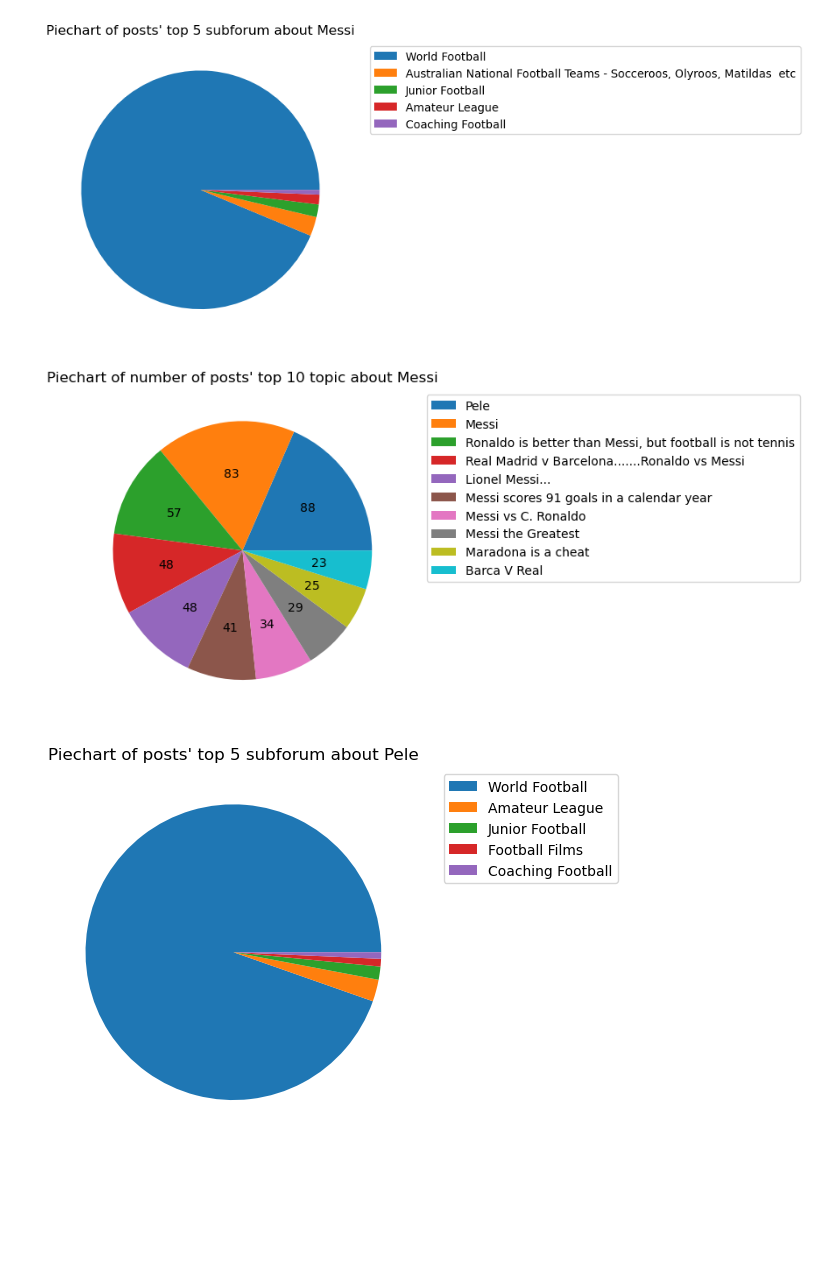
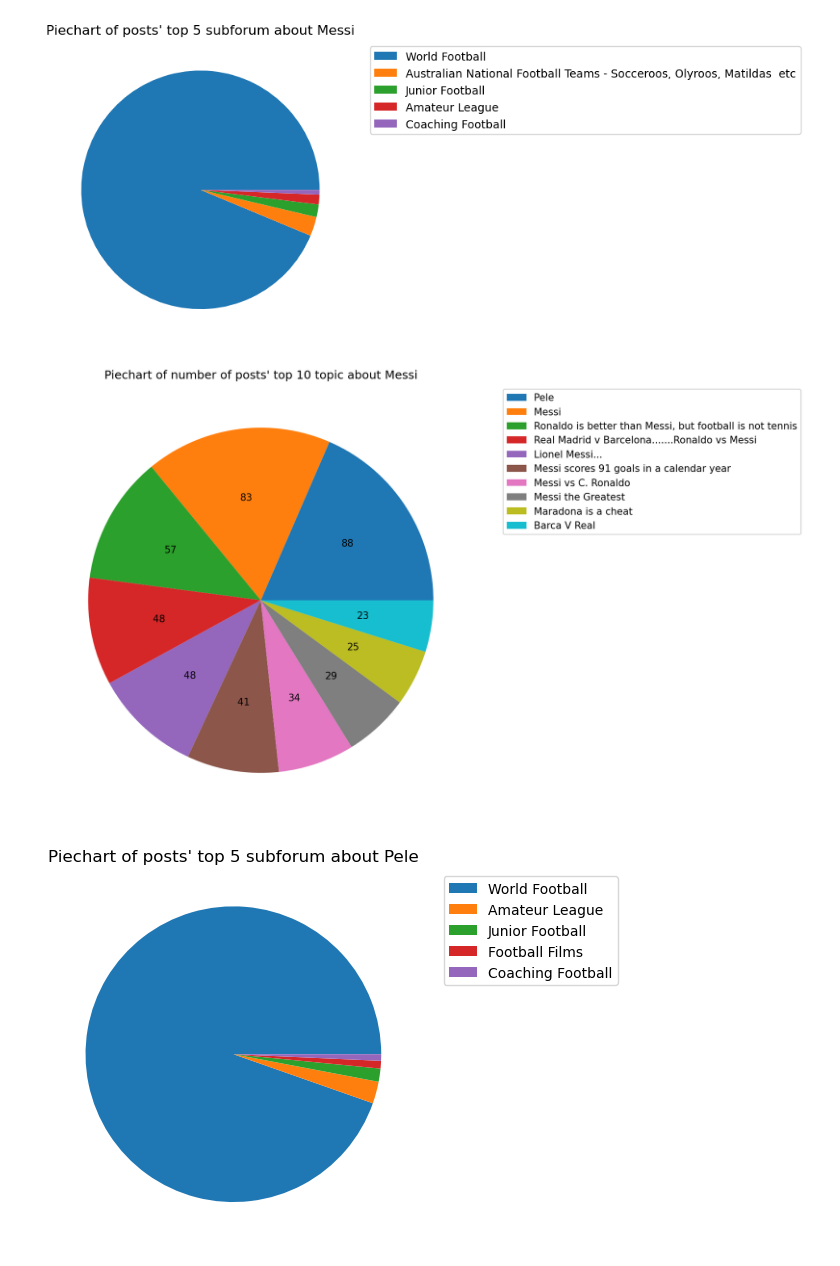
Before and after one commit to radhikara-rmit/cosc2671-assign2, a Jupyter notebook: footballnews.com.au/BeautifulSoup_analysis.ipynb, the cells around one changed output. Cells and saved outputs as stored; diff of their text form; code cells hidden in the pictures; blank space fills up the shorter version.

```diff
--- a/BeautifulSoup_analysis.ipynb
+++ b/footballnews.com.au/BeautifulSoup_analysis.ipynb
@@ -432,13 +435,15 @@ plt.show()
 # %%
 # topic_count_df_messi.head(10)
 # %%
+plt.figure(figsize=(16, 8), dpi=150)
 autopct = lambda x: "%d" % round(x*sum(topic_count_dfList[1].head(10)['count'])/100.0)
 plt.pie(topic_count_dfList[1].head(10)['count'], labels=None, autopct=autopct)
 plt.legend(labels=topic_count_dfList[1].head(10)['topic'], bbox_to_anchor=(1.05, 1.0), loc='upper left')
 plt.title("Piechart of number of posts' top 10 topic about Messi")
-plt.show()
+# plt.show()
+plt.savefig("top10Topic_messi_graph.png")
 # %% [output]
-[figure, old version]
+[figure, new version]
 # %%
 plt.pie(subforum_count_dfList[2].head(5)['count'], labels=None)
 plt.legend(labels=subforum_count_dfList[2].head(5)['subforum'], bbox_to_anchor=(1.05, 1.0), loc='upper left')
```
Also changed, not shown: parts of 27 cells of this notebook, 34 other files.
